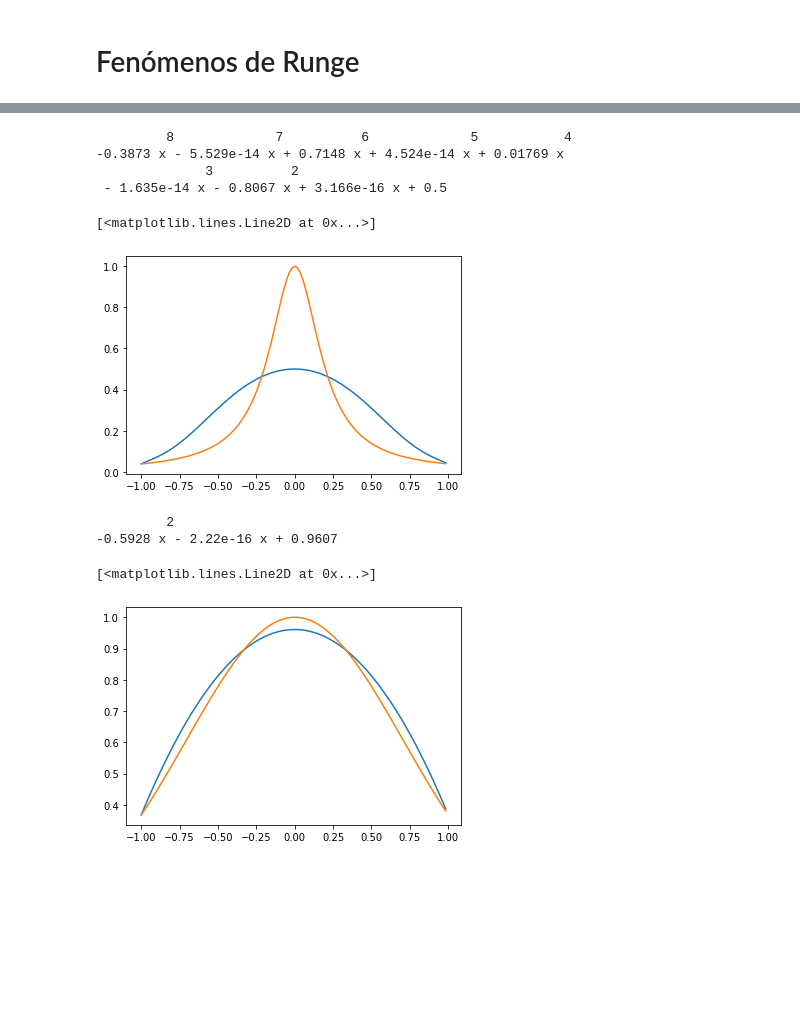
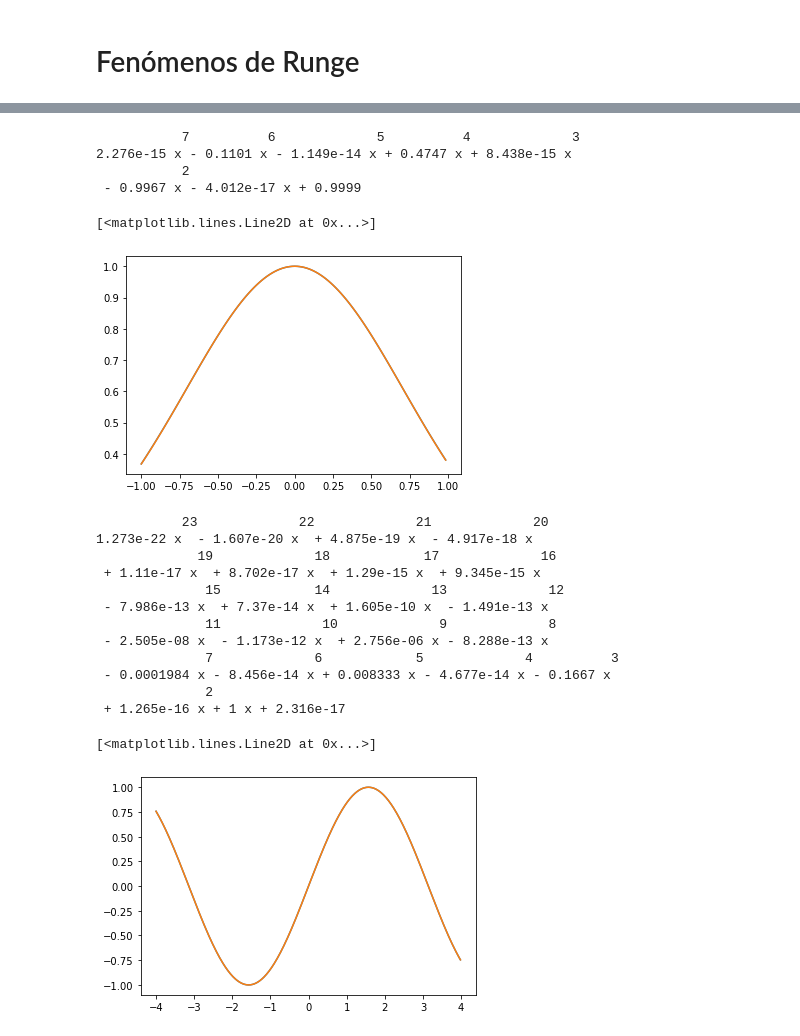
Before and after one commit to antvilla06/Programaci-n-y-M-todos-Num-ricos, a Jupyter notebook: Unidad_5.ipynb, the cells around one changed output, grey strips where cells are left out. Cells and saved outputs as stored; diff of their text form; code cells hidden in the pictures; blank space fills up the shorter version.

```diff
--- a/Unidad_5.ipynb
+++ b/Unidad_5.ipynb
@@ -8,37 +47,50 @@ import numpy as np
 from scipy.interpolate import lagrange
 import numpy as np
 m = 60
-n= 9
+n= 7
 x=np.arange(-1,1,2/n)
-y = 1/(1+25**x**2)
+x=np.append(x,[1])
+y = np.exp(-x**2)
 pol = lagrange(x,y)
 print(pol)
 z=np.arange(-1,1,1/m)
 plt.plot(z,pol(z), label = "lagrange")
-plt.plot(z,1/(1+25*z**2), label = "funcion 1/(1+x^2)")
+plt.plot(z,np.exp(-z**2), label = "funcion 1/(1+x^2)")
 # %% [output]
-         8             7          6             5           4
--0.3873 x - 5.529e-14 x + 0.7148 x + 4.524e-14 x + 0.01769 x
-              3          2
- - 1.635e-14 x - 0.8067 x + 3.166e-16 x + 0.5
+           7          6             5          4             3
+2.276e-15 x - 0.1101 x - 1.149e-14 x + 0.4747 x + 8.438e-15 x
+           2
+ - 0.9967 x - 4.012e-17 x + 0.9999
 [<matplotlib.lines.Line2D at 0x...>]
-[figure, old version]
+[figure, new version]
 # %%
 import math
 import numpy as np
 from scipy.interpolate import lagrange
 import numpy as np
 m = 60
-n= 3
-x=np.arange(-1,1,2/n)
-y = np.exp(-x**2)
+n= 23
+
+x=np.arange(-4,4,8/n)
+x=np.append(x,[4])
+y = np.sin(x)
 pol = lagrange(x,y)
 print(pol)
-z=np.arange(-1,1,1/m)
+z=np.arange(-4,4,1/m)
 plt.plot(z,pol(z), label = "lagrange")
-plt.plot(z,np.exp(-z**2), label = "funcion 1/(1+x^2)")
+plt.plot(z,np.sin(z), label = "funcion 1/(1+x^2)")
 # %% [output]
-         2
--0.5928 x - 2.22e-16 x + 0.9607
+           23             22             21             20
+1.273e-22 x  - 1.607e-20 x  + 4.875e-19 x  - 4.917e-18 x
+             19             18            17             16
+ + 1.11e-17 x  + 8.702e-17 x  + 1.29e-15 x  + 9.345e-15 x
+              15            14             13             12
+ - 7.986e-13 x  + 7.37e-14 x  + 1.605e-10 x  - 1.491e-13 x
+              11             10             9             8
+ - 2.505e-08 x  - 1.173e-12 x  + 2.756e-06 x - 8.288e-13 x
+              7             6            5             4          3
+ - 0.0001984 x - 8.456e-14 x + 0.008333 x - 4.677e-14 x - 0.1667 x
+              2
+ + 1.265e-16 x + 1 x + 2.316e-17
 [<matplotlib.lines.Line2D at 0x...>]
-[figure, old version]
+[figure, new version]
```
Also changed, not shown: parts of 5 cells of this notebook.
